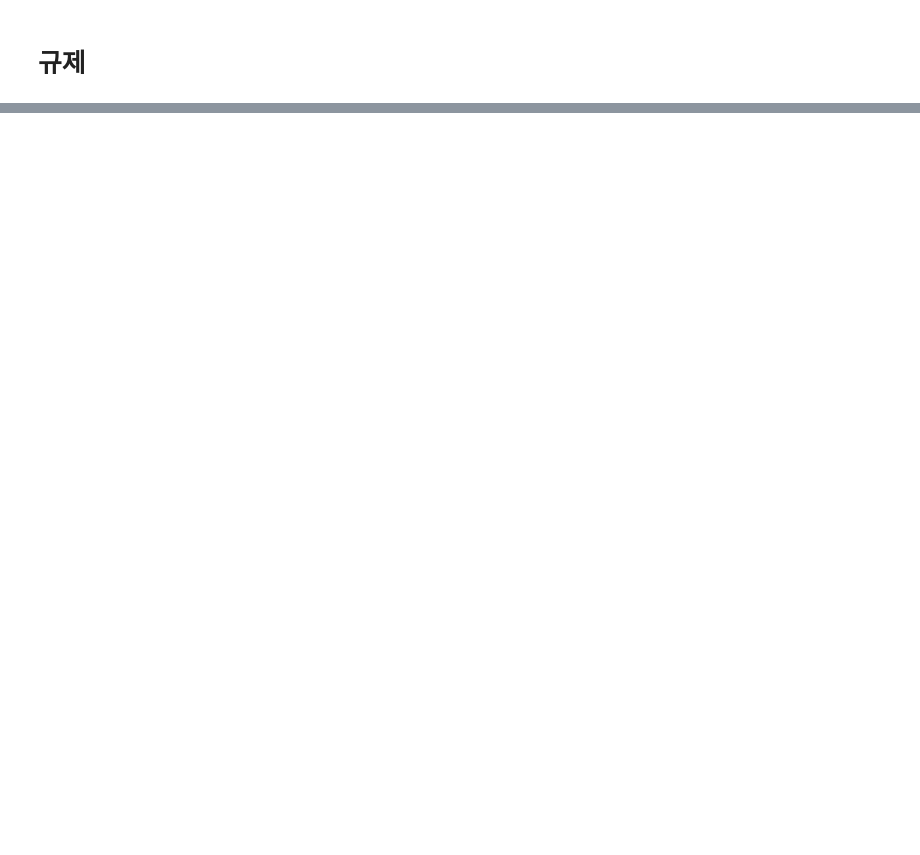
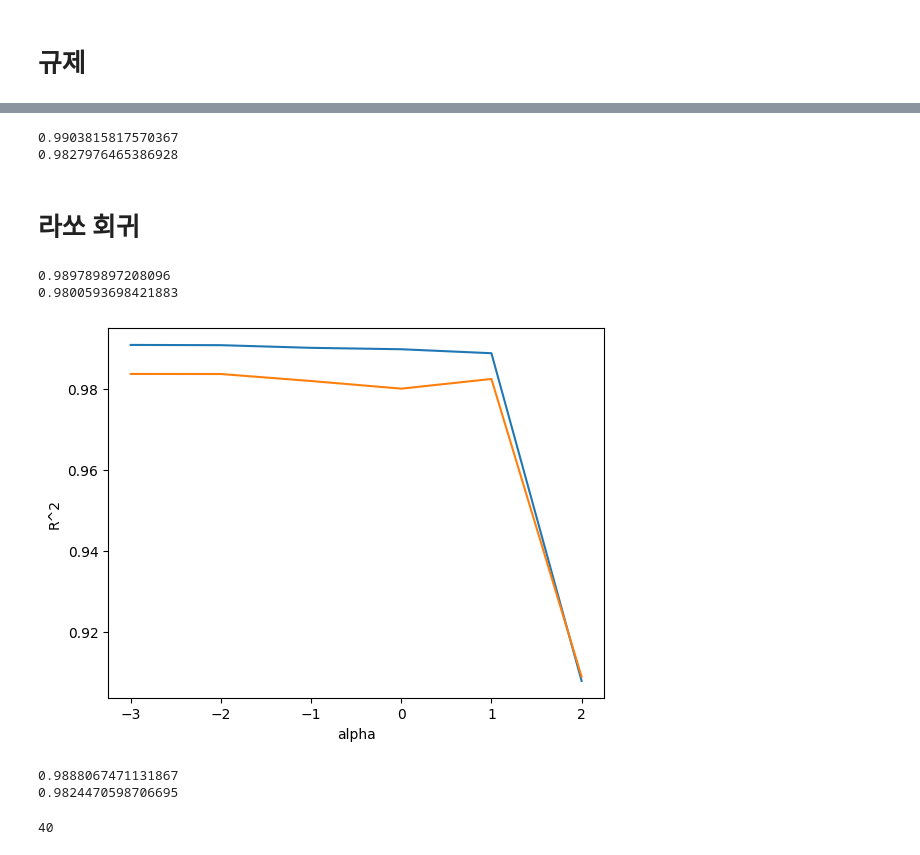
Before and after one commit to jxxngho/HG_MLDL, a Jupyter notebook: 03_3_Characteristic_engineering_and_Regulation.ipynb, the cells around one changed output, grey strips where cells are left out. Drawn from its saved outputs; the diff is of its cells as text; code cells hidden in the pictures; blank space fills up the shorter version.

```diff
--- a/03_3_Characteristic_engineering_and_Regulation.ipynb
+++ b/03_3_Characteristic_engineering_and_Regulation.ipynb
@@ -115,0 +164,15 @@ print(lr.score(test_poly,test_target))
+# %%
+# 최적의 alpha값 찾기
+import matplotlib.pyplot as plt
+train_score=[]
+test_score=[]
+
+alpha_list = [0.001,0.01,0.1,1,10,100]
+for alpha in alpha_list:
+  # 릿지 모델 만듦
+  ridge = Ridge(alpha=alpha)
+  # 릿지 모델 훈련
+  ridge.fit(train_scaled,train_target)
+  # 훈련,테스트 점수 저장
+  train_score.append(ridge.score(train_scaled,train_target))
+  test_score.append(ridge.score(test_scaled,test_target))
@@ -115,0 +191,10 @@ print(lr.score(test_poly,test_target))
+# %%
+ridge = Ridge(alpha=0.1)
+ridge.fit(train_scaled, train_target)
+print(ridge.score(train_scaled,train_target))
+print(ridge.score(test_scaled,test_target))
+# %% [output]
+0.9903815817570367
+0.9827976465386928
+# %% [markdown]
+# 라쏘 회귀
@@ -115,0 +203,46 @@ print(lr.score(test_poly,test_target))
+# %%
+from sklearn.linear_model import Lasso
+lasso = Lasso()
+lasso.fit(train_scaled,train_target)
+print(lasso.score(train_scaled,train_target))
+print(lasso.score(test_scaled,test_target))
+# %% [output]
+0.989789897208096
+0.9800593698421883
+# %%
+train_score=[]
+test_score=[]
+
+alpha_list = [0.001,0.01,0.1,1,10,100]
+for alpha in alpha_list:
+  # 릿지 모델 만듦
+  lasso = Lasso(alpha=alpha)
+  # 릿지 모델 훈련
+  lasso.fit(train_scaled,train_target)
+  # 훈련,테스트 점수 저장
+  train_score.append(lasso.score(train_scaled,train_target))
+  test_score.append(lasso.score(test_scaled,test_target))
+# %%
+plt.plot(np.log10(alpha_list),train_score)
+plt.plot(np.log10(alpha_list),test_score)
+plt.xlabel('alpha')
+plt.ylabel('R^2')
+plt.show()
+# %% [output]
+[figure, added]
+# %%
+# alpha값이 1일 때 최적
+lasso = Lasso(alpha=10)
+lasso.fit(train_scaled,train_target)
+# 훈련,테스트 점수 저장
+print(lasso.score(train_scaled,train_target))
+print(lasso.score(test_scaled,test_target))
+# %% [output]
+0.9888067471131867
+0.9824470598706695
+# %%
+# 라쏘 속성 확인
+# 라쏘 모델의 계수는 coef_ 에 저장되어 있음.
+print(np.sum(lasso.coef_==0))
+# %% [output]
+40
```
Also changed, not shown: parts of 11 cells of this notebook.
